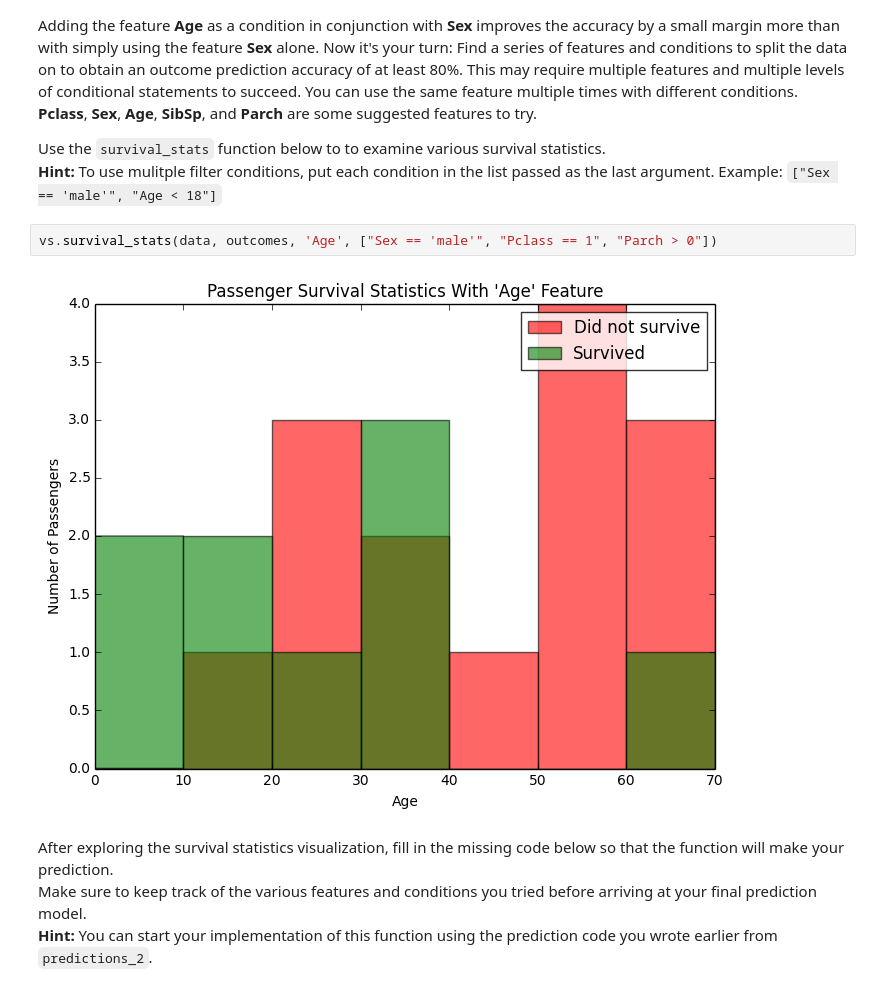
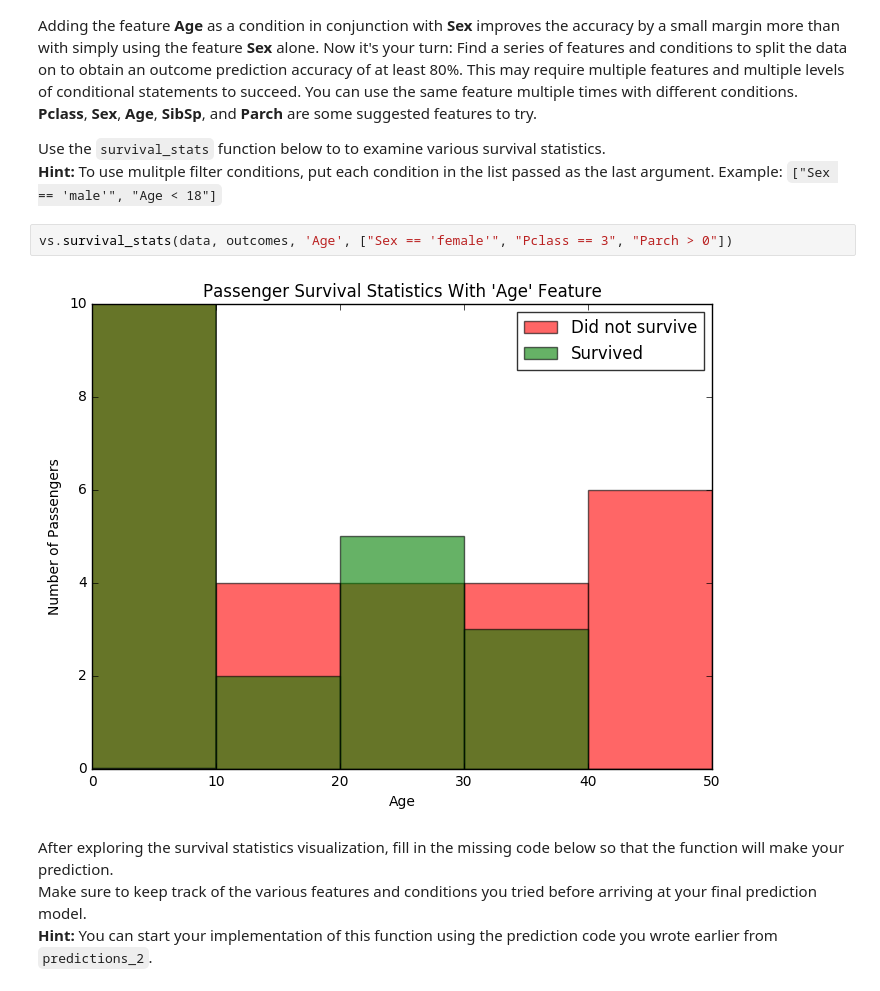
Before and after one commit to moderato/machine-learning, a Jupyter notebook: projects/titanic_survival_exploration/titanic_survival_exploration.ipynb, the cells around one changed output. Cells and saved outputs as stored; diff of their text form.

```diff
--- a/projects/titanic_survival_exploration/titanic_survival_exploration.ipynb
+++ b/projects/titanic_survival_exploration/titanic_survival_exploration.ipynb
@@ -214,9 +214,9 @@ Adding the feature **Age** as a condition in conjunction with **Sex** improves t
 Use the `survival_stats` function below to to examine various survival statistics.
 **Hint:** To use mulitple filter conditions, put each condition in the list passed as the last argument. Example: `["Sex == 'male'", "Age < 18"]`
 # %%
-vs.survival_stats(data, outcomes, 'Age', ["Sex == 'male'", "Pclass == 1", "Parch > 0"])
+vs.survival_stats(data, outcomes, 'Age', ["Sex == 'female'", "Pclass == 3", "Parch > 0"])
 # %% [output]
-[figure, old version]
+[figure, new version]
 # %% [markdown]
 After exploring the survival statistics visualization, fill in the missing code below so that the function will make your prediction.
 Make sure to keep track of the various features and conditions you tried before arriving at your final prediction model.
```
Also changed, not shown: parts of 8 cells of this notebook, 1 other file.
